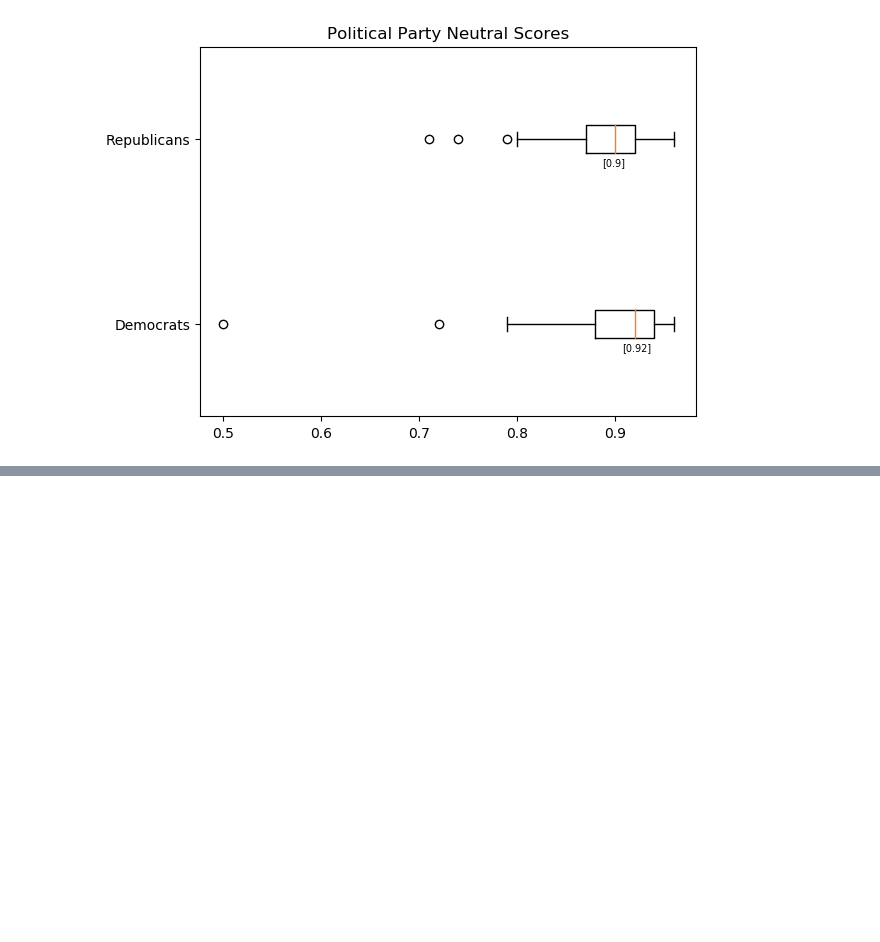
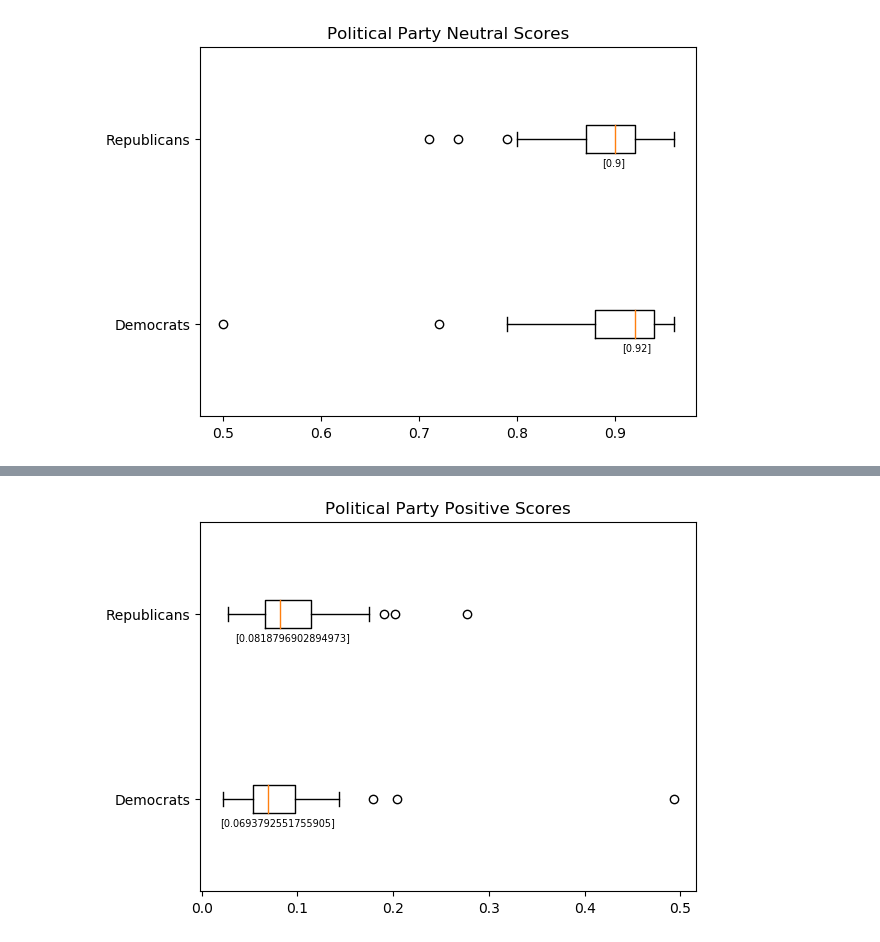
Before and after one commit to joshuajacobs2020/AWS-Comprehend-Bias-Project, a Jupyter notebook: Comprehend.ipynb, the cells around one changed output, grey strips where cells are left out. Drawn from its saved outputs; the diff is of its cells as text; code cells hidden in the pictures; blank space fills up the shorter version.

```diff
--- a/Comprehend.ipynb
+++ b/Comprehend.ipynb
@@ -53,0 +70,17 @@ plt.show()
+# %%
+Dem3 = Dem[['name','Negative']]
+Rep3 = Rep[['name','Negative']]
+# %%
+Dem_median_3 = [np.median(Dem3['Negative'])]
+Rep_median_3 = [np.median(Rep3['Negative'])]
+# %%
+fig, ax = plt.subplots()
+# %%
+ax.boxplot(x=[Dem3['Negative'], Rep3['Negative']], vert=False)
+ax.set_yticklabels(['Democrats', 'Republicans'])
+ax.set_title('Political Party Positive Scores')
+ax.text(0.04, 0.2, Dem_median_3, transform=ax.transAxes, fontsize=7, va='top')
+ax.text(0.07, 0.7, Rep_median_3, transform=ax.transAxes, fontsize=7, va='top')
+plt.show()
+# %% [output]
+[figure, added]
```
Also changed, not shown: parts of 6 cells of this notebook.
